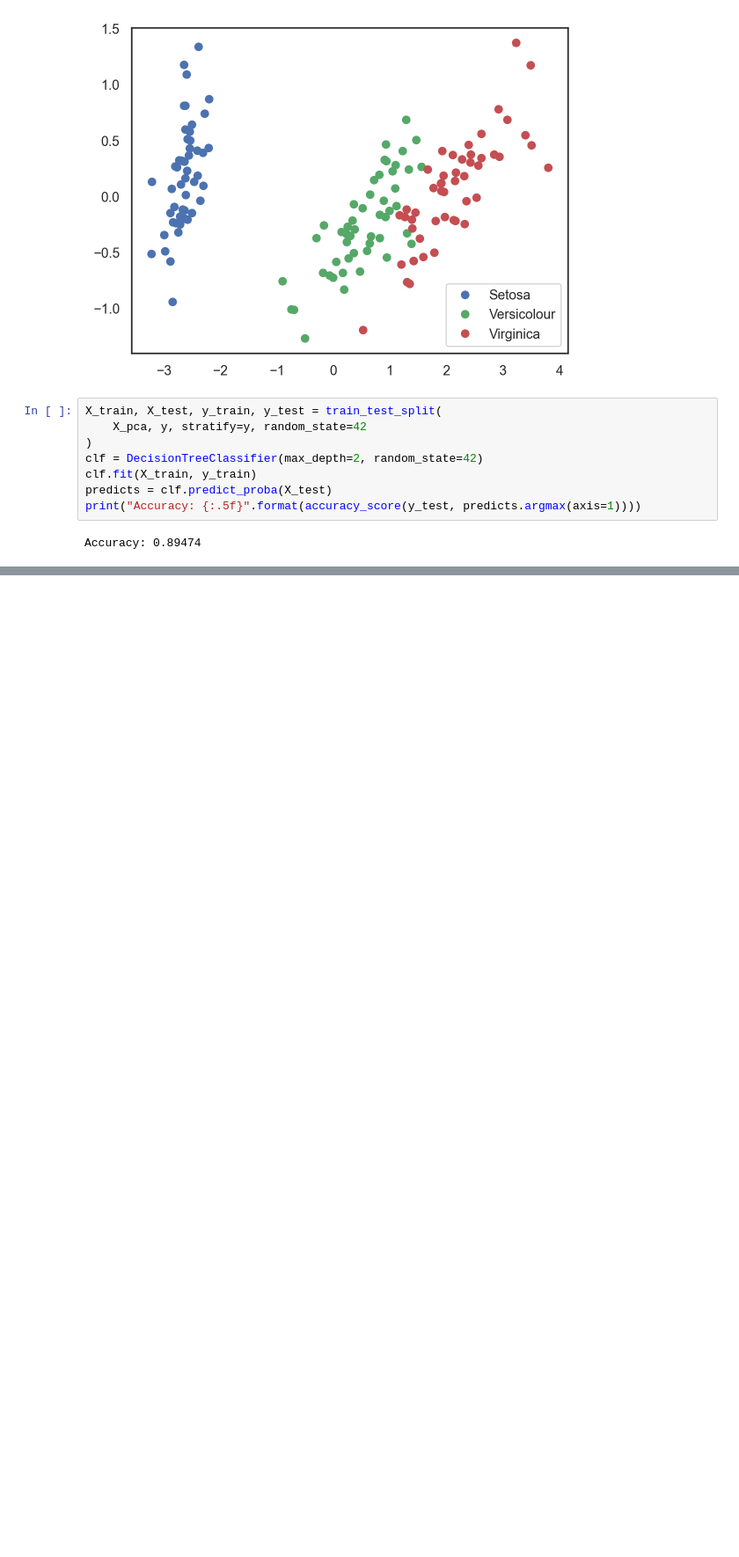
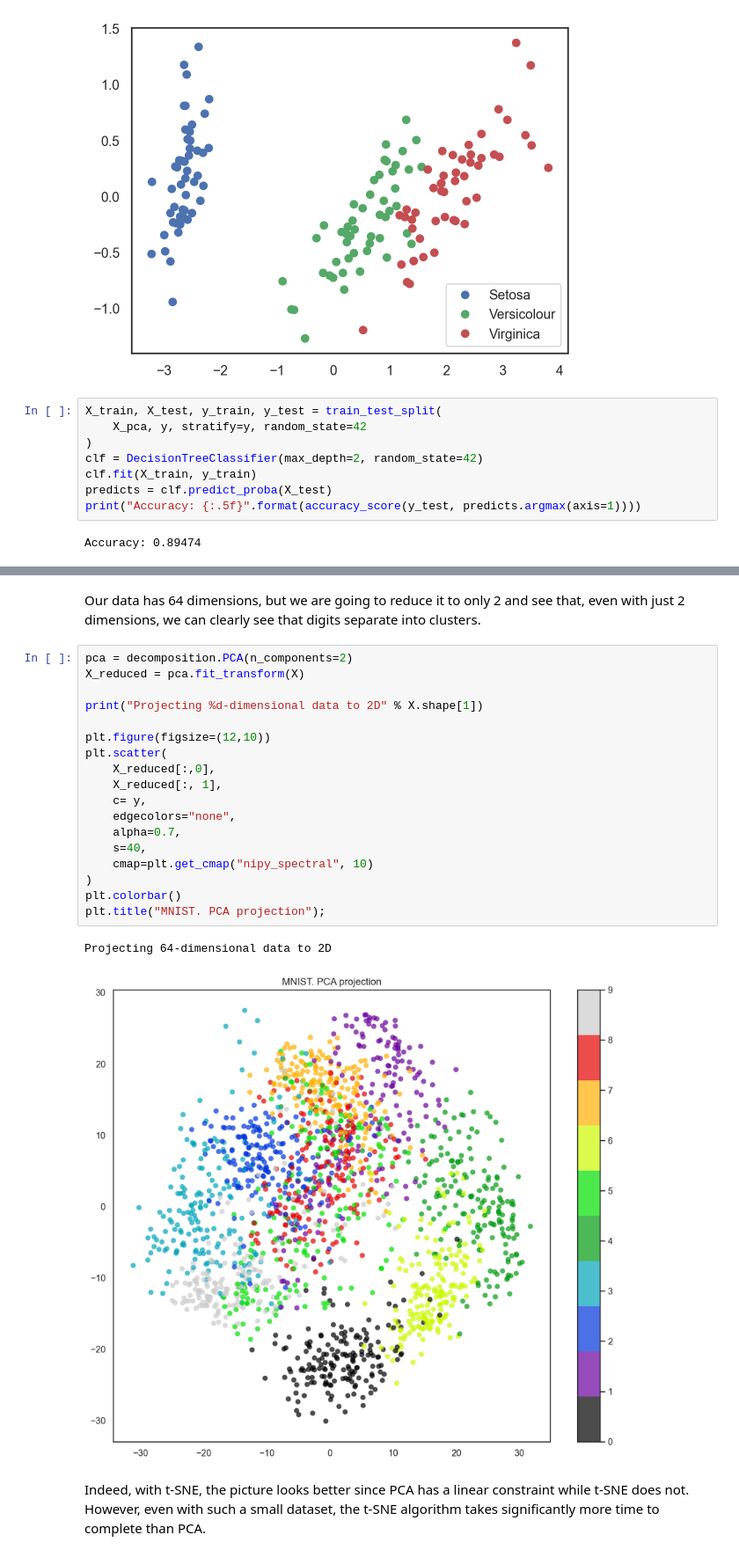
Before and after one commit to rahulrajesh131999/ai-ml-dl-journey, a Jupyter notebook: topic-7/pca.ipynb, the cells around one changed output, grey strips where cells are left out. Shown at 88% size. Saved outputs shown, nothing was run; the diff lists cells and outputs as text; blank space fills up the shorter version.

```diff
--- a/topic-7/pca.ipynb
+++ b/topic-7/pca.ipynb
@@ -191,0 +238,25 @@ Accuracy: 0.89474
+# %% [markdown]
+Our data has 64 dimensions, but we are going to reduce it to only 2 and see that, even with just 2 dimensions, we can clearly see that digits separate into clusters.
+# %%
+pca = decomposition.PCA(n_components=2)
+X_reduced = pca.fit_transform(X)
+
+print("Projecting %d-dimensional data to 2D" % X.shape[1])
+
+plt.figure(figsize=(12,10))
+plt.scatter(
+    X_reduced[:,0],
+    X_reduced[:, 1],
+    c= y,
+    edgecolors="none",
+    alpha=0.7,
+    s=40,
+    cmap=plt.get_cmap("nipy_spectral", 10)
+)
+plt.colorbar()
+plt.title("MNIST. PCA projection");
+# %% [output]
+Projecting 64-dimensional data to 2D
+[figure, added]
+# %% [markdown]
+Indeed, with t-SNE, the picture looks better since PCA has a linear constraint while t-SNE does not. However, even with such a small dataset, the t-SNE algorithm takes significantly more time to complete than PCA.
```
Also changed, not shown: parts of 7 cells of this notebook, 1 other file.
